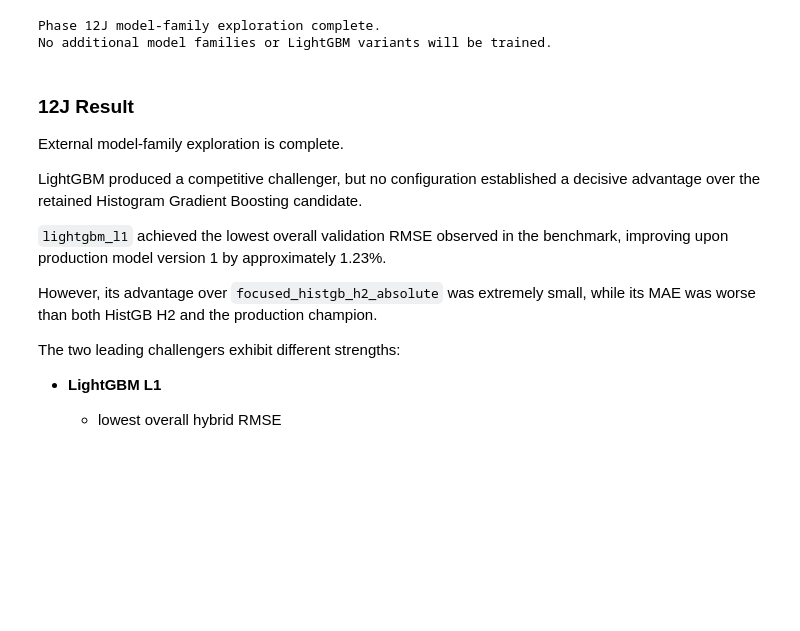
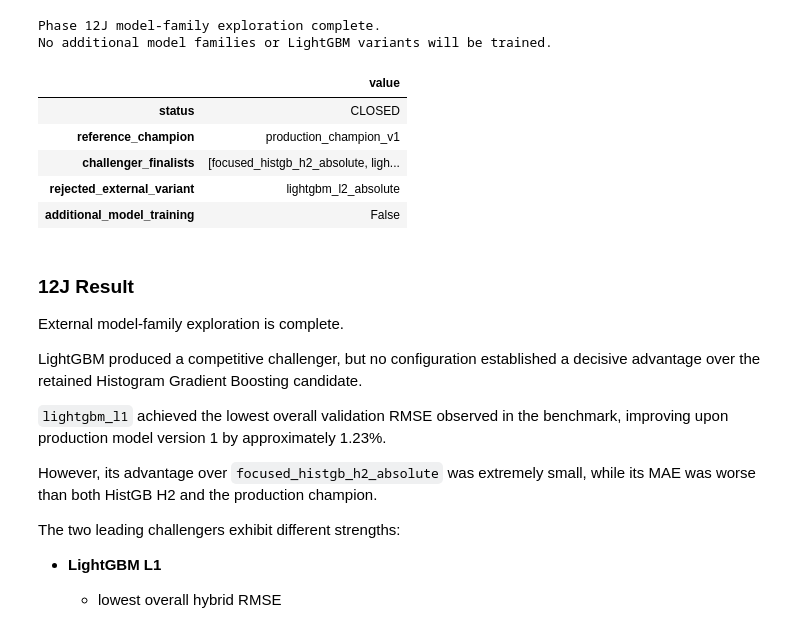
Before and after one commit to riyanj220/pearls-aqi-predictor, a Jupyter notebook: notebooks/12_model_challenger_benchmark.ipynb, the cells around one changed output. Cells and saved outputs as stored; diff of their text form; code cells hidden in the pictures; blank space fills up the shorter version.

```diff
--- a/notebooks/12_model_challenger_benchmark.ipynb
+++ b/notebooks/12_model_challenger_benchmark.ipynb
@@ -9567,6 +9567,43 @@ print(
 | family_status | CLOSED |
 Phase 12J model-family exploration complete.
 No additional model families or LightGBM variants will be trained.
+# %%
+ROBUSTNESS_FINALISTS = {
+    "production_champion_v1": "Production XGBoost",
+    "focused_histgb_h2_absolute": "HistGB H2",
+    "lightgbm_l1": "LightGBM L1",
+}
+
+
+model_family_exploration_summary = {
+    "status": "CLOSED",
+    "reference_champion": (
+        "production_champion_v1"
+    ),
+    "challenger_finalists": [
+        "focused_histgb_h2_absolute",
+        "lightgbm_l1",
+    ],
+    "rejected_external_variant": (
+        "lightgbm_l2_absolute"
+    ),
+    "additional_model_training": False,
+}
+
+
+display(
+    pd.Series(
+        model_family_exploration_summary,
+        name="value",
+    ).to_frame()
+)
+# %% [output]
+|  | value |
+| status | CLOSED |
+| reference_champion | production_champion_v1 |
+| challenger_finalists | [focused_histgb_h2_absolute, ligh... |
+| rejected_external_variant | lightgbm_l2_absolute |
+| additional_model_training | False |
 # %% [markdown]
 ### 12J Result
 
```
Also changed, not shown: parts of 12 cells of this notebook.
